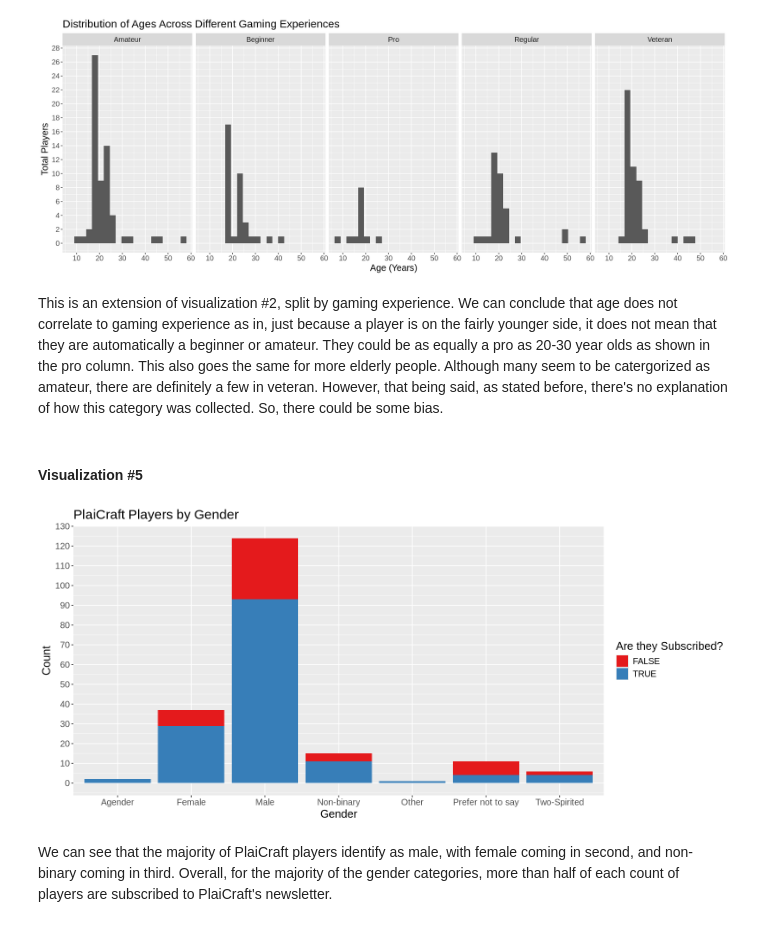
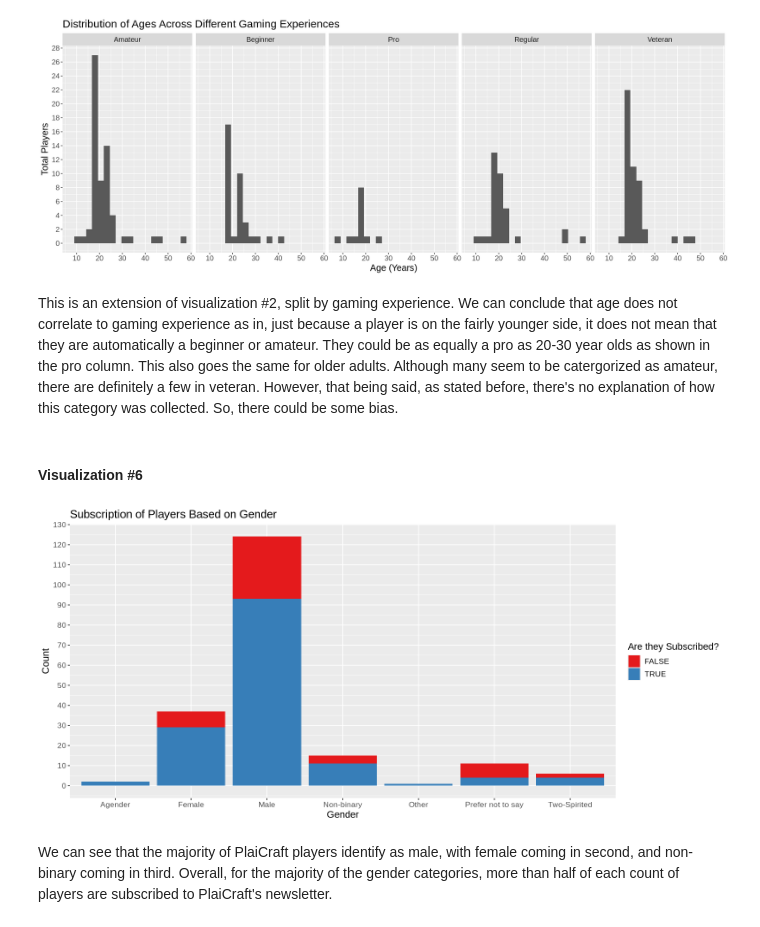
Before and after one commit to tchan0717/dsci-100-2025w1-group-36, a Jupyter notebook: plaicraft_project.ipynb, the cells around one changed output. Drawn from its saved outputs; the diff is of its cells as text; code cells hidden in the pictures.

```diff
--- a/plaicraft_project.ipynb
+++ b/plaicraft_project.ipynb
@@ -450,22 +512,22 @@ Warning message:
 “Removed 2 rows containing non-finite outside the scale range (`stat_bin()`).”
 [figure]
 # %% [markdown]
-This is an extension of visualization #2, split by gaming experience. We can conclude that age does not correlate to gaming experience as in, just because a player is on the fairly younger side, it does not mean that they are automatically a beginner or amateur. They could be as equally a pro as 20-30 year olds as shown in the pro column. This also goes the same for more elderly people. Although many seem to be catergorized as amateur, there are definitely a few in veteran. However, that being said, as stated before, there's no explanation of how this category was collected. So, there could be some bias.
+This is an extension of visualization #2, split by gaming experience. We can conclude that age does not correlate to gaming experience as in, just because a player is on the fairly younger side, it does not mean that they are automatically a beginner or amateur. They could be as equally a pro as 20-30 year olds as shown in the pro column. This also goes the same for older adults. Although many seem to be catergorized as amateur, there are definitely a few in veteran. However, that being said, as stated before, there's no explanation of how this category was collected. So, there could be some bias.
 # %% [markdown]
-#### Visualization #5
+#### Visualization #6
 # %%
 options(repr.plot.width = 13, repr.plot.height = 6)
 
 gender_bar <- ggplot(players_data, aes(x = gender, fill = subscribe)) +
                 geom_bar(position = "stack") +
                 labs(x = "Gender", y = "Count", fill = "Are they Subscribed?") +
-                ggtitle("PlaiCraft Players by Gender") +
+                ggtitle("Subscription of Players Based on Gender") +
                 scale_fill_brewer(palette = "Set1") +
-                scale_y_continuous(breaks = c(0, 10, 20, 30, 40, 50, 60, 70, 80, 90, 100, 110, 120, 130)) +
-                theme(text = element_text(size = 15))
+                scale_y_continuous(breaks = seq(0, 130, by = 10)) +
+                theme(text = element_text(size = 13))
 gender_bar
 # %% [output]
-[figure, old version]
+[figure, new version]
 # %% [markdown]
 We can see that the majority of PlaiCraft players identify as male, with female coming in second, and non-binary coming in third. Overall, for the majority of the gender categories, more than half of each count of players are subscribed to PlaiCraft's newsletter.
 # %% [markdown]
```
Also changed, not shown: parts of 15 cells of this notebook.
